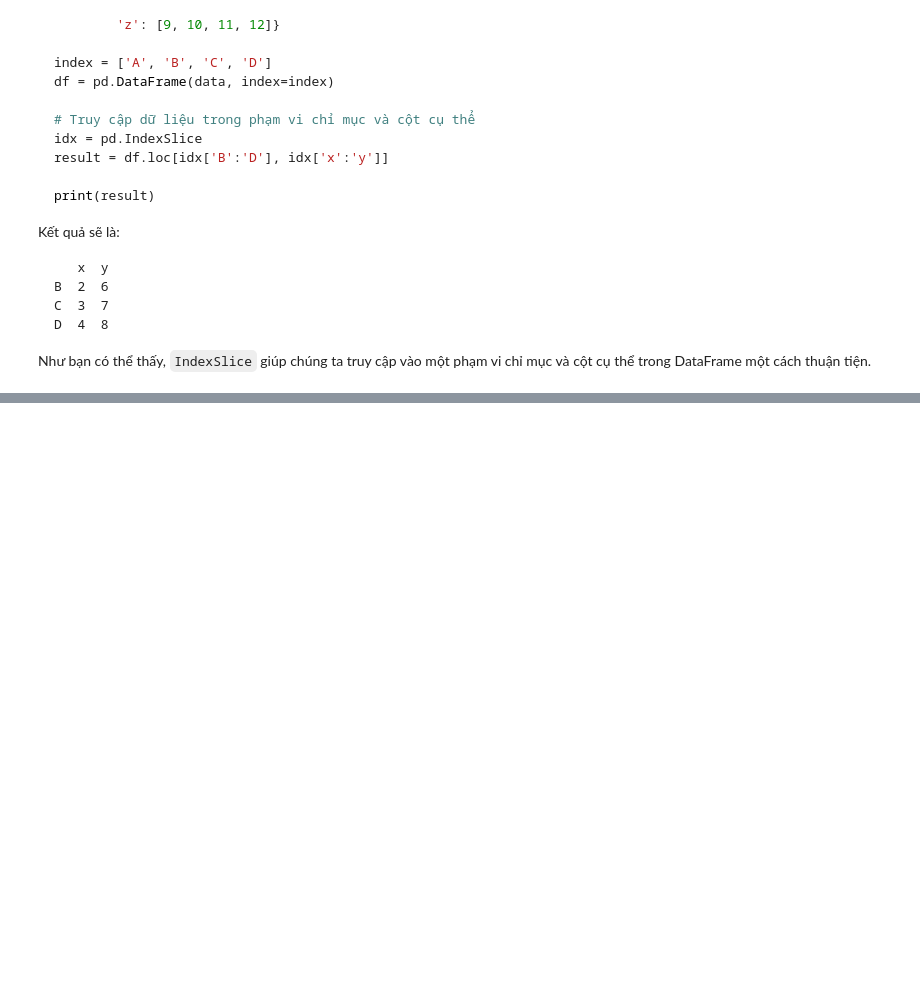
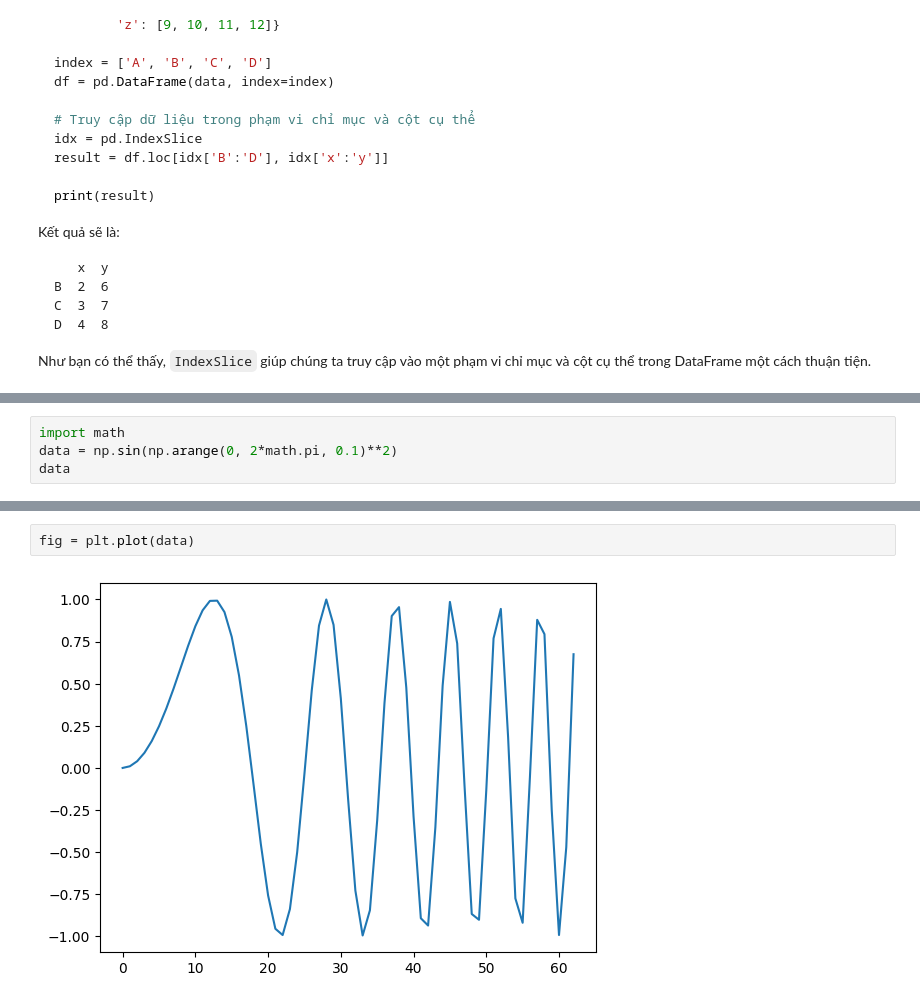
Before and after one commit to tuan-nmt/NesTech_Python, a Jupyter notebook: Lesson4.ipynb, the cells around one changed output, grey strips where cells are left out. Cells and saved outputs as stored; diff of their text form; blank space fills up the shorter version.

```diff
--- a/Lesson4.ipynb
+++ b/Lesson4.ipynb
@@ -165,0 +626,4 @@ data.loc[idx[:, [1]],:]
+# %%
+import math
+data = np.sin(np.arange(0, 2*math.pi, 0.1)**2)
+data
@@ -165,0 +644,4 @@ data.loc[idx[:, [1]],:]
+# %%
+fig = plt.plot(data)
+# %% [output]
+[figure, added]
```
Also changed, not shown: parts of 78 cells of this notebook.
